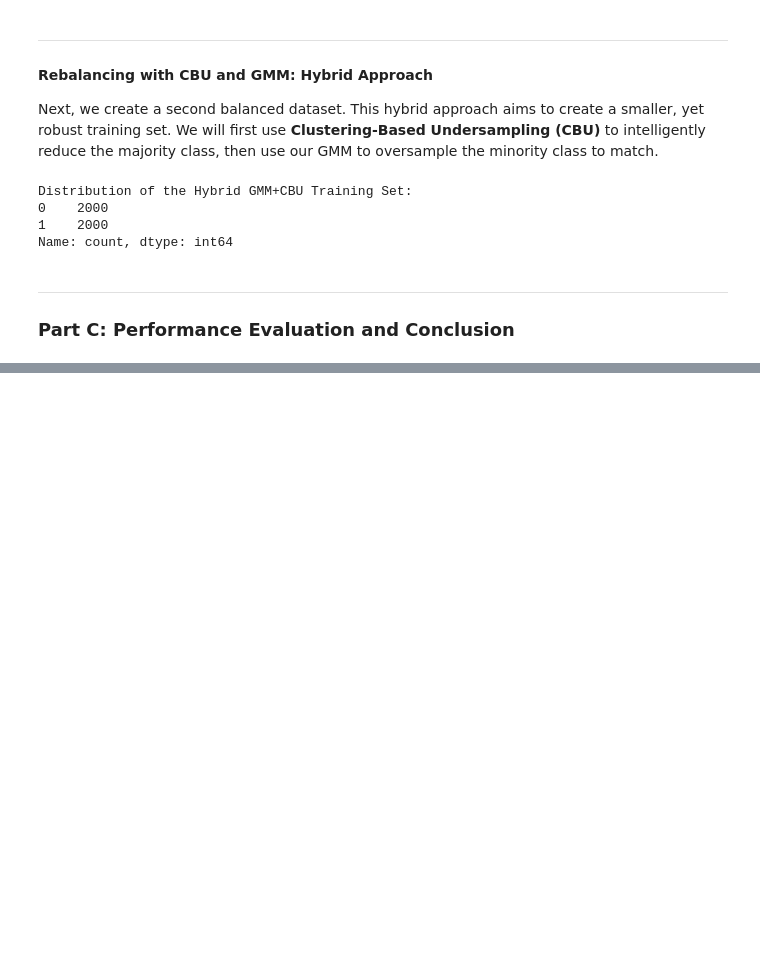
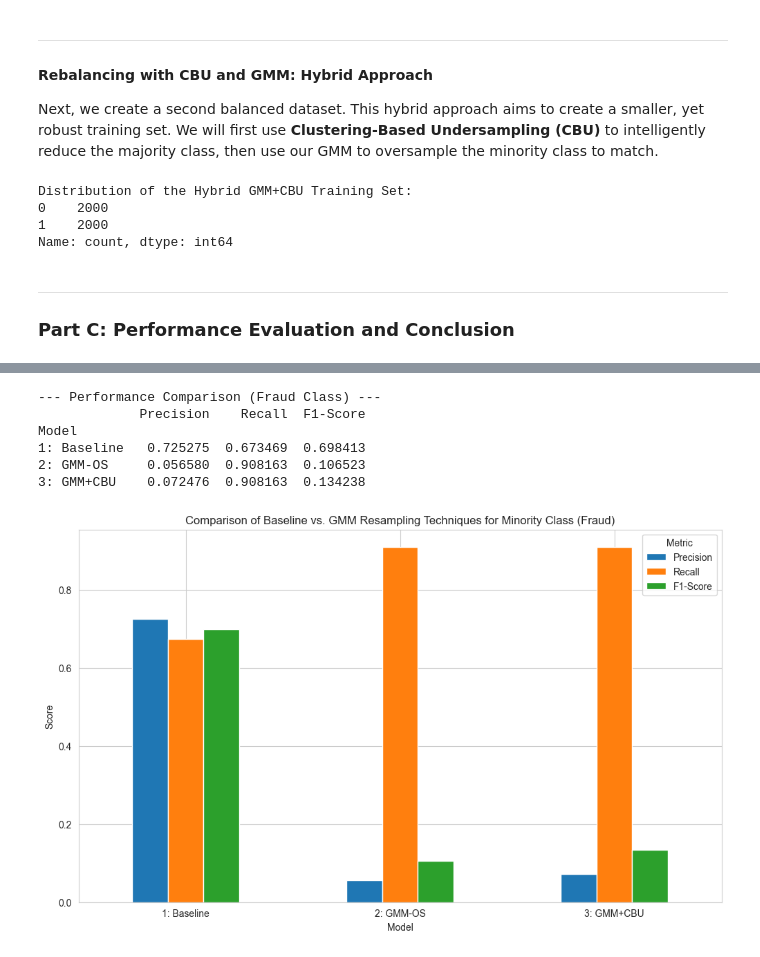
Before and after one commit to Charukhesh/DA5401-assignment-4-Charukhesh, a Jupyter notebook: main.ipynb, the cells around one changed output, grey strips where cells are left out. Drawn from its saved outputs; the diff is of its cells as text; code cells hidden in the pictures; blank space fills up the shorter version.

```diff
--- a/main.ipynb
+++ b/main.ipynb
@@ -312,3 +334,42 @@ Model
+# %%
+# Minority class (1) metrics
+metrics = {
+    'Model': ['1: Baseline', '2: GMM-OS', '3: GMM+CBU'],
+    'Precision': [
+        precision_score(y_test, y_pred_baseline),
+        precision_score(y_test, y_pred_gmm_os),
+        precision_score(y_test, y_pred_gmm_cbu)
+    ],
+    'Recall': [
+        recall_score(y_test, y_pred_baseline),
+        recall_score(y_test, y_pred_gmm_os),
+        recall_score(y_test, y_pred_gmm_cbu)
+    ],
+    'F1-Score': [
+        f1_score(y_test, y_pred_baseline),
+        f1_score(y_test, y_pred_gmm_os),
+        f1_score(y_test, y_pred_gmm_cbu)
+    ]
+}
+
+results_df = pd.DataFrame(metrics).set_index('Model')
+print("--- Performance Comparison (Fraud Class) ---")
+print(results_df)
+
+results_df.plot(kind='bar', figsize=(12, 7))
+plt.title('Comparison of Baseline vs. GMM Resampling Techniques for Minority Class (Fraud)')
+plt.ylabel('Score')
+plt.xticks(rotation=0)
+plt.legend(title='Metric')
+plt.show()
+# %% [output]
+--- Performance Comparison (Fraud Class) ---
+             Precision    Recall  F1-Score
+Model
+1: Baseline   0.725275  0.673469  0.698413
+2: GMM-OS     0.056580  0.908163  0.106523
+3: GMM+CBU    0.072476  0.908163  0.134238
+[figure, added]
 # %% [markdown]
 #### **Discussion of Impact:**
 
```
Also changed, not shown: parts of 11 cells of this notebook.
